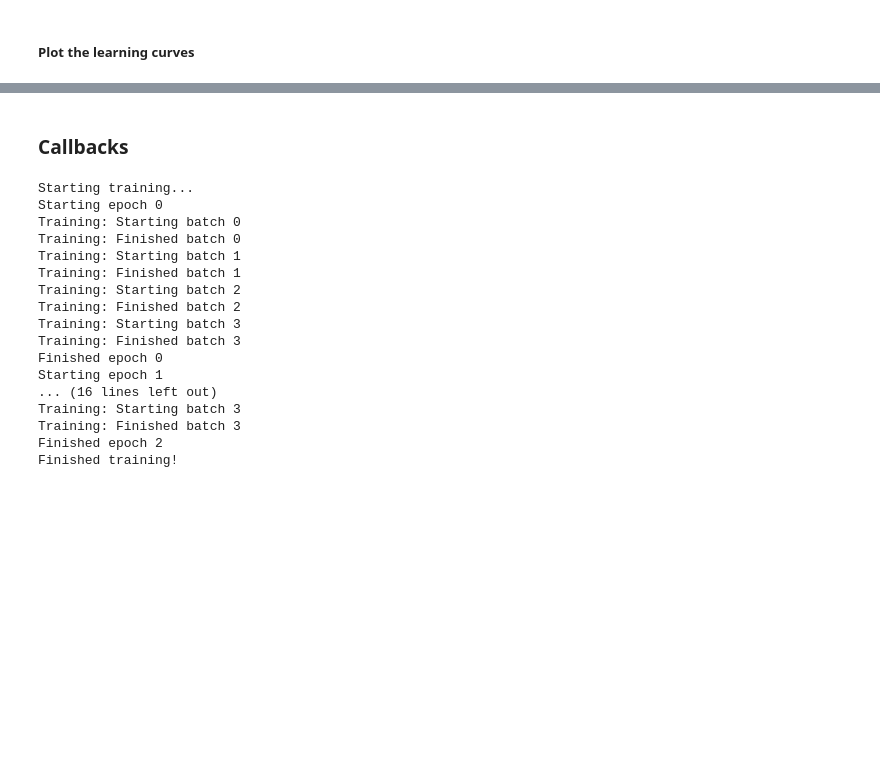
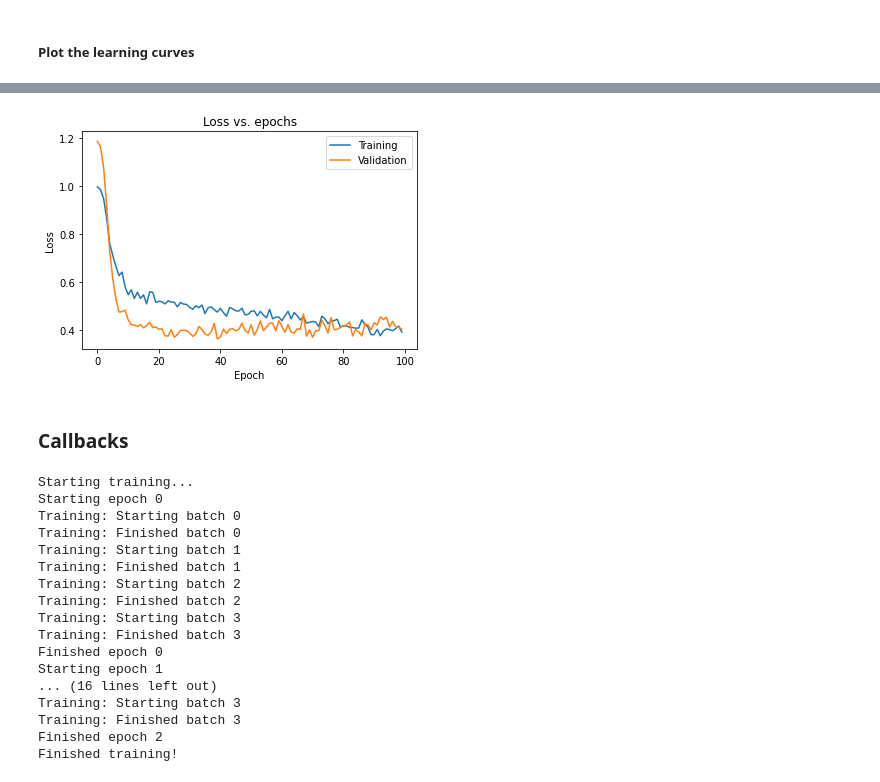
Before and after one commit to KevMCh/Getting-started-with-Tensorflow-2, a Jupyter notebook: ValidRegCallb.ipynb, the cells around one changed output, grey strips where cells are left out. Drawn from its saved outputs; the diff is of its cells as text; code cells hidden in the pictures; blank space fills up the shorter version.

```diff
--- a/ValidRegCallb.ipynb
+++ b/ValidRegCallb.ipynb
@@ -141,0 +150,25 @@ plt.show()
+# %%
+def get_regularised_model(wd, rate):
+  model = Sequential([
+                      Dense(128, kernel_regularizer=regularizers.l2(wd), activation='relu', input_shape=(train_data.shape[1],)),
+                      Dropout(rate),
+                      Dense(128, kernel_regularizer=regularizers.l2(wd), activation='relu'),
+                      Dropout(rate),
+                      Dense(128, kernel_regularizer=regularizers.l2(wd), activation='relu'),
+                      Dropout(rate),
+                      Dense(128, kernel_regularizer=regularizers.l2(wd), activation='relu'),
+                      Dropout(rate),
+                      Dense(128, kernel_regularizer=regularizers.l2(wd), activation='relu'),
+                      Dropout(rate),
+                      Dense(128, kernel_regularizer=regularizers.l2(wd), activation='relu'),
+                      Dropout(rate),
+                      Dense(1)
+  ])
+  return model
+# %%
+model = get_regularised_model(1e-5, 0.3)
+# %%
+model.compile(optimizer='adam', loss='mse', metrics=['mae'])
+# %%
+history = model.fit(train_data, train_targets, epochs=100,
+                    validation_split=0.15, batch_size=64, verbose=False)
@@ -142,3 +180,7 @@ plt.show()
+# %%
+plotLoss(history)
+# %% [output]
+[figure, added]
 # %% [markdown]
 ### Callbacks
 # %%
```
Also changed, not shown: parts of 15 cells of this notebook.
